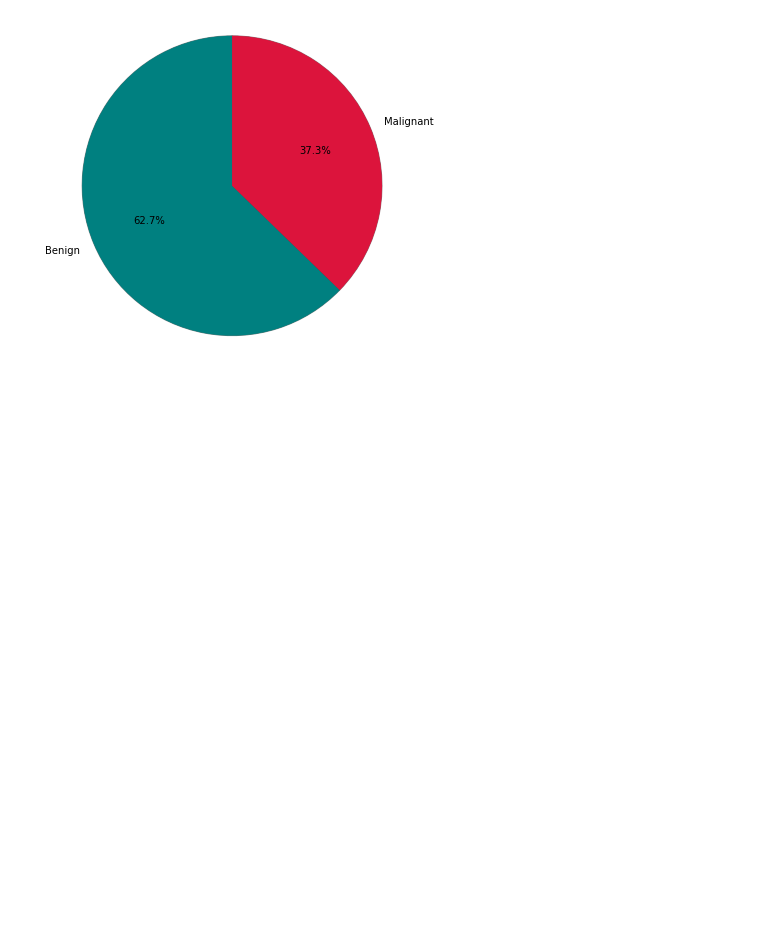
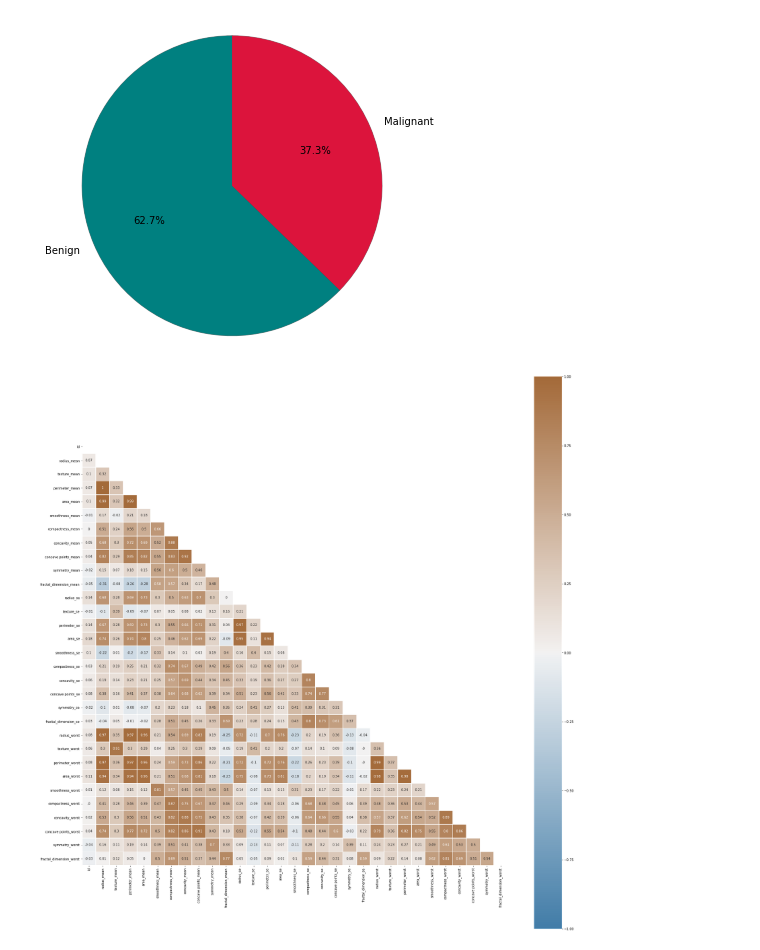
Before and after one commit to AbhishekDadwal11/Lab2, a Jupyter notebook: Lab2.ipynb, the cells around one changed output. Saved outputs shown, nothing was run; the diff lists cells and outputs as text; code cells hidden in the pictures; blank space fills up the shorter version.

Commit message:
Correlation matrix

```diff
--- a/Lab2.ipynb
+++ b/Lab2.ipynb
@@ -127,3 +127,27 @@ fig.set_size_inches(6,6)
 plt.show()
 # %% [output]
 [figure]
+# %%
+#Correlation matrix to choose best variables for ML model
+
+import seaborn as sns
+# Generate and visualize the correlation matrix
+corr = data.corr().round(2)
+
+# Mask for the upper triangle
+mask = np.zeros_like(corr, dtype=np.bool)
+mask[np.triu_indices_from(mask)] = True
+
+# Set figure size
+f, ax = plt.subplots(figsize=(25, 30))
+
+# Define custom colormap
+cmap = sns.diverging_palette(240, 39, as_cmap=True)
+
+# Draw the heatmap
+sns.heatmap(corr, mask=mask, cmap=cmap, vmin=-1, vmax=1, center=0,
+            square=True, linewidths=.8, cbar_kws={"shrink": .8}, annot=True)
+
+plt.tight_layout()
+# %% [output]
+[figure, added]
```
Also changed, not shown: parts of 5 cells of this notebook.
